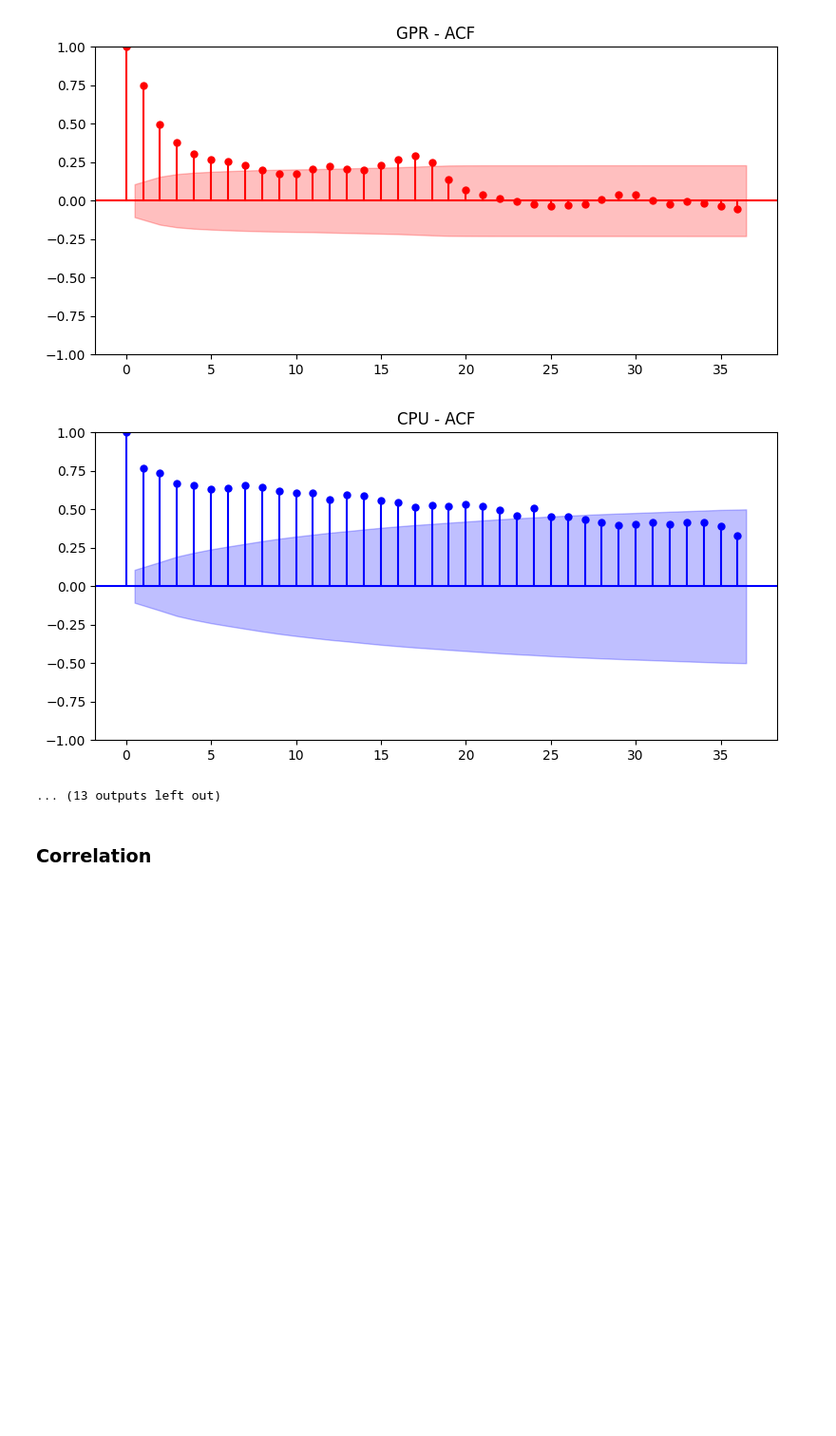
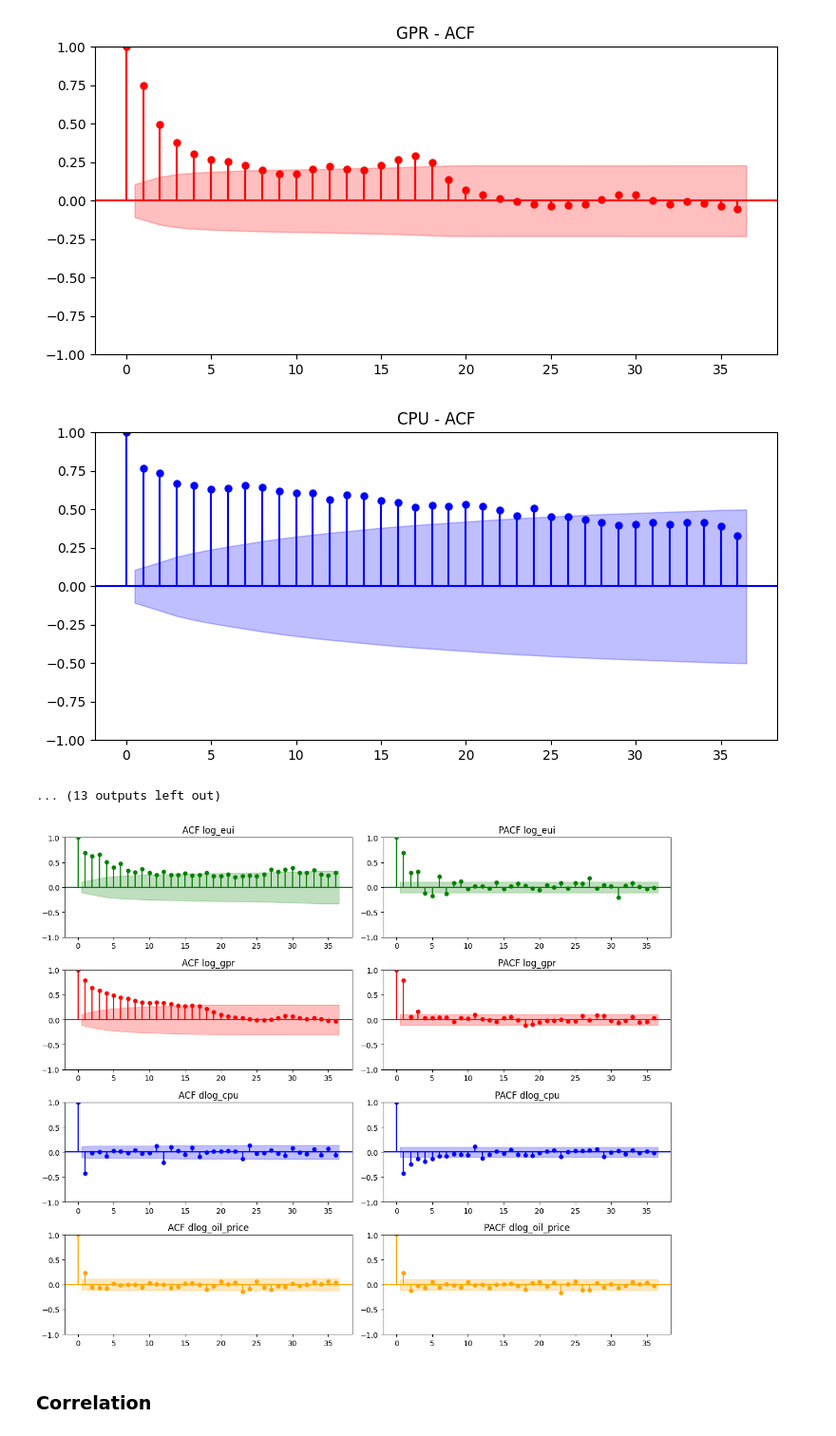
Before and after one commit to alessandro-macchi/bayesian_analysis, a Jupyter notebook: main_analysis.ipynb, the cells around one changed output. Shown at 95% size. Drawn from its saved outputs; the diff is of its cells as text; code cells hidden in the pictures; blank space fills up the shorter version.

```diff
--- a/main_analysis.ipynb
+++ b/main_analysis.ipynb
@@ -90,6 +90,78 @@ dtype: int64
 [figure]
 [figure]
 ... (13 outputs left out)
+# %%
+import matplotlib.pyplot as plt
+from statsmodels.graphics.tsaplots import plot_acf, plot_pacf
+
+# COLOR MAP (must match earlier definition)
+COLOR_MAP = {
+    "eui": "green",
+    "gpr": "red",
+    "cpu": "blue",
+    "oil": "orange",
+}
+
+def get_color(var):
+    if var.startswith("log_"):
+        base = var.replace("log_", "")
+    elif var.startswith("dlog_"):
+        base = var.replace("dlog_", "")
+    else:
+        base = var
+    if base == "oil_price":
+        base = "oil"
+    return COLOR_MAP.get(base, "black")
+
+
+# Variables to compare (rows)
+vars_to_compare = ["log_eui", "log_gpr", "dlog_cpu", "dlog_oil_price"]
+lags = 36
+
+# Ensure datetime index
+ts_df = features_df.copy()
+if "date" in ts_df.columns:
+    ts_df = ts_df.set_index("date")
+
+# Create 4 rows × 2 columns
+fig, axes = plt.subplots(len(vars_to_compare), 2, figsize=(12, 10))
+axes = axes.reshape(len(vars_to_compare), 2)
+
+for i, var in enumerate(vars_to_compare):
+
+    color = get_color(var)
+    series = ts_df[var].dropna()
+
+    # -------- ACF (left column) --------
+    ax_acf = axes[i, 0]
+    plot_acf(series, lags=lags, ax=ax_acf, color=color)
+    ax_acf.set_title(f"ACF {var}")
+    # force stems/lines to correct color
+    for line in ax_acf.get_lines():
+        line.set_color(color)
+    for col in ax_acf.collections:
+        try:
+            col.set_color(color)
+        except:
+            pass
+
+    # -------- PACF (right column) --------
+    ax_pacf = axes[i, 1]
+    plot_pacf(series, lags=lags, method="ywm", ax=ax_pacf, color=color)
+    ax_pacf.set_title(f"PACF {var}")
+    # force stems/lines to correct color
+    for line in ax_pacf.get_lines():
+        line.set_color(color)
+    for col in ax_pacf.collections:
+        try:
+            col.set_color(color)
+        except:
+            pass
+
+fig.tight_layout()
+plt.show()
+# %% [output]
+[figure, added]
 # %% [markdown]
 ### Correlation
 # %%
```
Also changed, not shown: parts of 14 cells of this notebook.
